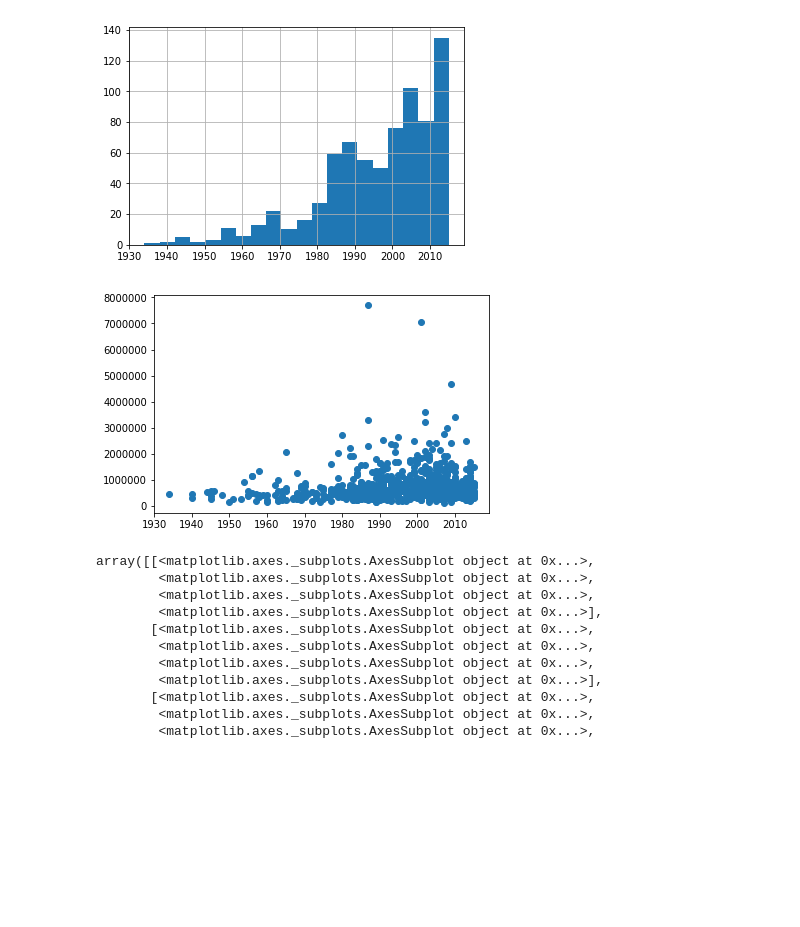
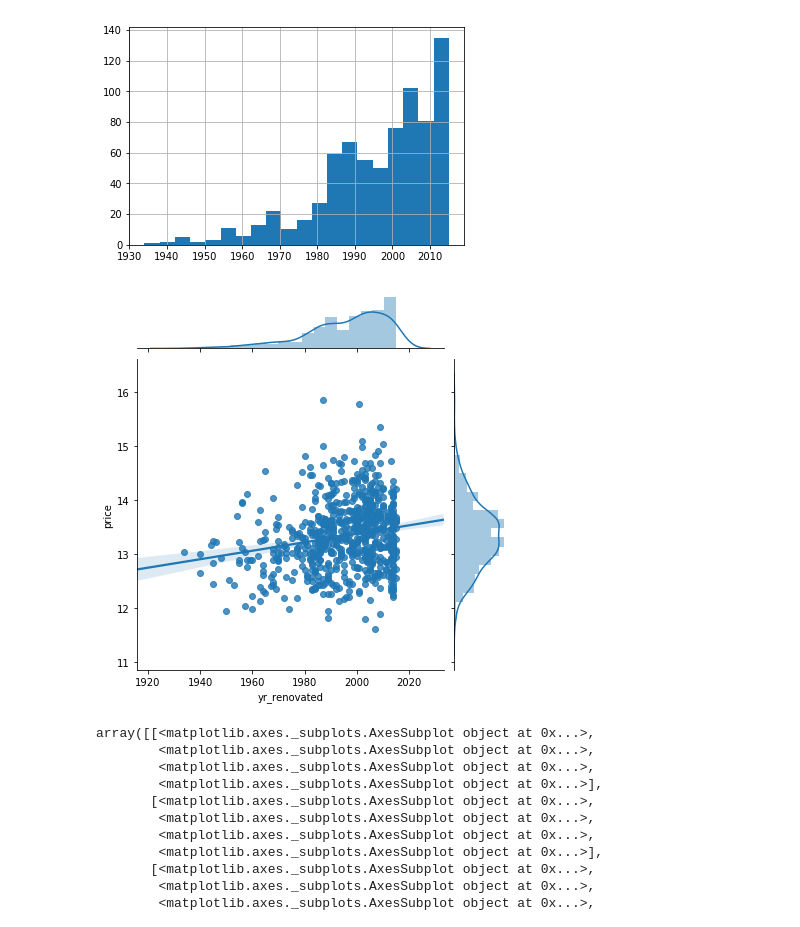
Before and after one commit to ktzioumis/Kings-County-Housing-Prices, a Jupyter notebook: student.ipynb, the cells around one changed output. Cells and saved outputs as stored; diff of their text form; code cells hidden in the pictures; blank space fills up the shorter version.

```diff
--- a/student.ipynb
+++ b/student.ipynb
@@ -424,10 +410,10 @@ df.yr_renovated.loc[df.yr_renovated>0].hist(bins=20)
 [figure]
 # %%
 renovated=df.loc[df.yr_renovated>0]
-plt.scatter(renovated.yr_renovated,renovated.price)
+sns.jointplot(renovated.yr_renovated,np.log(renovated.price),kind='reg')
 plt.show()
 # %% [output]
-[figure, old version]
+[figure, new version]
 # %%
 df.hist(figsize=(14,14))
 # %% [output]
```
Also changed, not shown: parts of 33 cells of this notebook.
